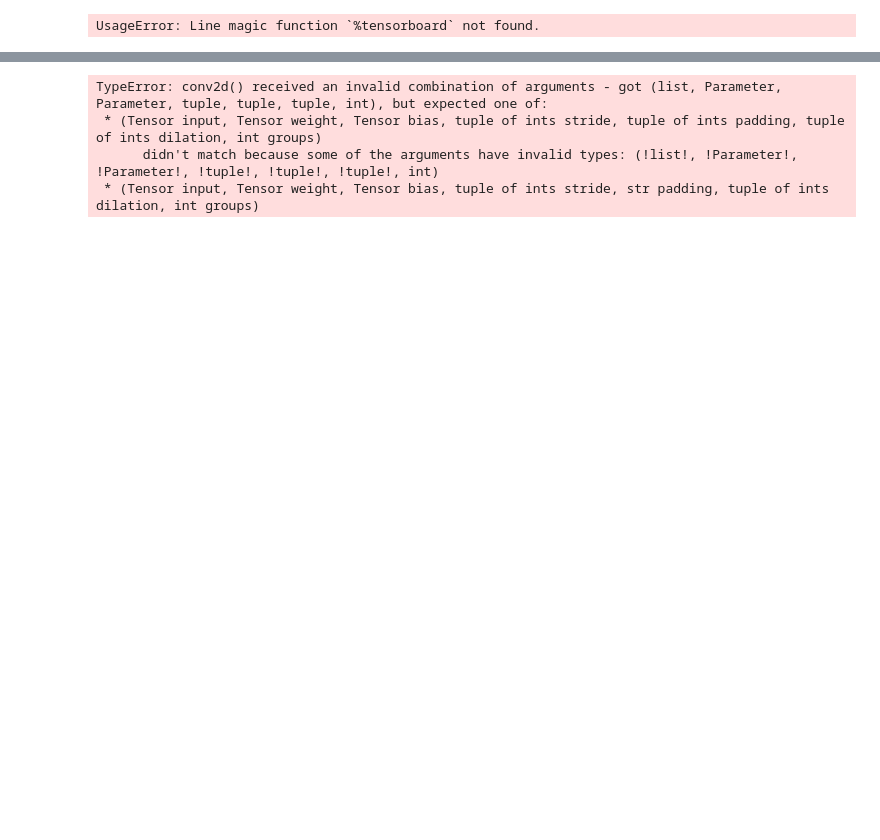
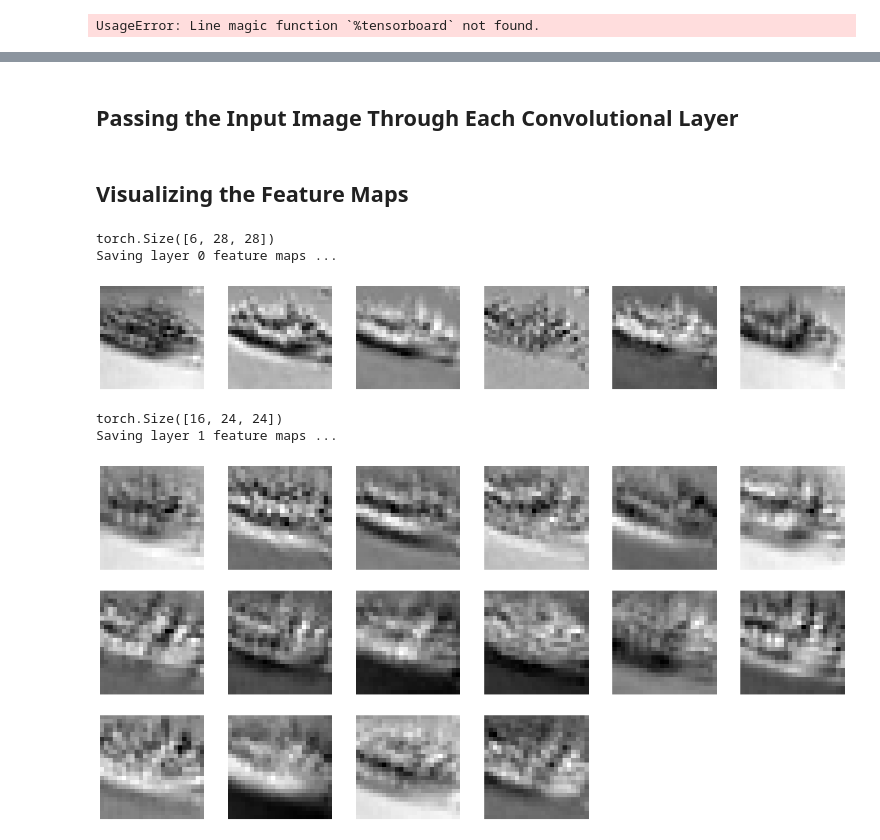
Before and after one commit to yurilamijo/NeuralNetworks, a Jupyter notebook: cnn/pytorch-lightning/cnn-pytorch-lightning.ipynb, the cells around one changed output, grey strips where cells are left out. Drawn from its saved outputs; the diff is of its cells as text; code cells hidden in the pictures; blank space fills up the shorter version.

```diff
--- a/cnn/pytorch-lightning/cnn-pytorch-lightning.ipynb
+++ b/cnn/pytorch-lightning/cnn-pytorch-lightning.ipynb
@@ -203,3 +287,41 @@ UsageError: Line magic function `%tensorboard` not found.
+# %% [markdown]
+## Passing the Input Image Through Each Convolutional Layer
+# %%
+# pass the image through the first layers
+results = [conv_layers[0](image)]
+for i in range(1, len(conv_layers)):
+    # pass the results for the last layer to the next layer
+    results.append(conv_layers[i](results[-1]))
+
+outputs = results
+# %% [markdown]
+## Visualizing the Feature Maps
+# %%
+for num_layer in range(len(outputs)):
+    plt.figure(figsize=(25, 25))
+    # Take the first image of the batch [0, :, :, :]
+    layer_viz = outputs[num_layer][0, :, :, :]
+    layer_viz = layer_viz.data
+    print(layer_viz.size())
+
+    amount = 64
+    for i, filter in enumerate(layer_viz):
+        if i == amount:
+            break
+        plt.subplot(6, 6, i+1)
+        plt.imshow(filter, cmap='gray')
+        plt.axis('off')
+    print(f'Saving layer {num_layer} feature maps ...')
+    plt.savefig(f'./outputs/layer_{num_layer}.png')
+    plt.show()
+    plt.close()
+# %% [output]
+torch.Size([6, 28, 28])
+Saving layer 0 feature maps ...
+[figure, added]
+torch.Size([16, 24, 24])
+Saving layer 1 feature maps ...
+[figure, added]
 # %%
 # https://www.kaggle.com/arpitjain007/guide-to-visualize-filters-and-feature-maps-in-cnn
 
@@ -209,17 +331,12 @@ UsageError: Line magic function `%tensorboard` not found.
 # image_arr = images.permute(1,2,0)
 
 # Get predictions
-features = trainer.predict(model, train_dl)
+# features = trainer.predict(model, train_dl)
 
-fig = plt.figure(figsize=(20,15))
-for i in range(1,features.shape[3]+1):
+# fig = plt.figure(figsize=(20,15))
+# for i in range(1,features.shape[3]+1):
 
-    plt.subplot(8,8,i)
-    plt.imshow(features[0,:,:,i-1] , cmap='gray')
+#     plt.subplot(8,8,i)
+#     plt.imshow(features[0,:,:,i-1] , cmap='gray')
 
-plt.show()
+# plt.show()
-# %% [output]
-TypeError: conv2d() received an invalid combination of arguments - got (list, Parameter, Parameter, tuple, tuple, tuple, int), but expected one of:
- * (Tensor input, Tensor weight, Tensor bias, tuple of ints stride, tuple of ints padding, tuple of ints dilation, int groups)
-      didn't match because some of the arguments have invalid types: (!list!, !Parameter!, !Parameter!, !tuple!, !tuple!, !tuple!, int)
- * (Tensor input, Tensor weight, Tensor bias, tuple of ints stride, str padding, tuple of ints dilation, int groups)
```
Also changed, not shown: parts of 13 cells of this notebook, 3 other files.
